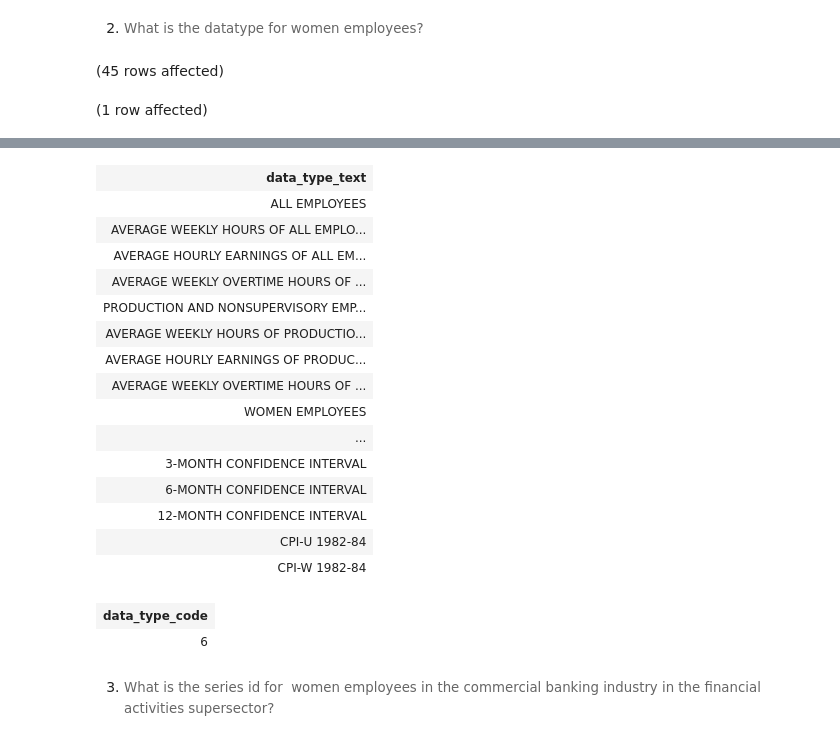
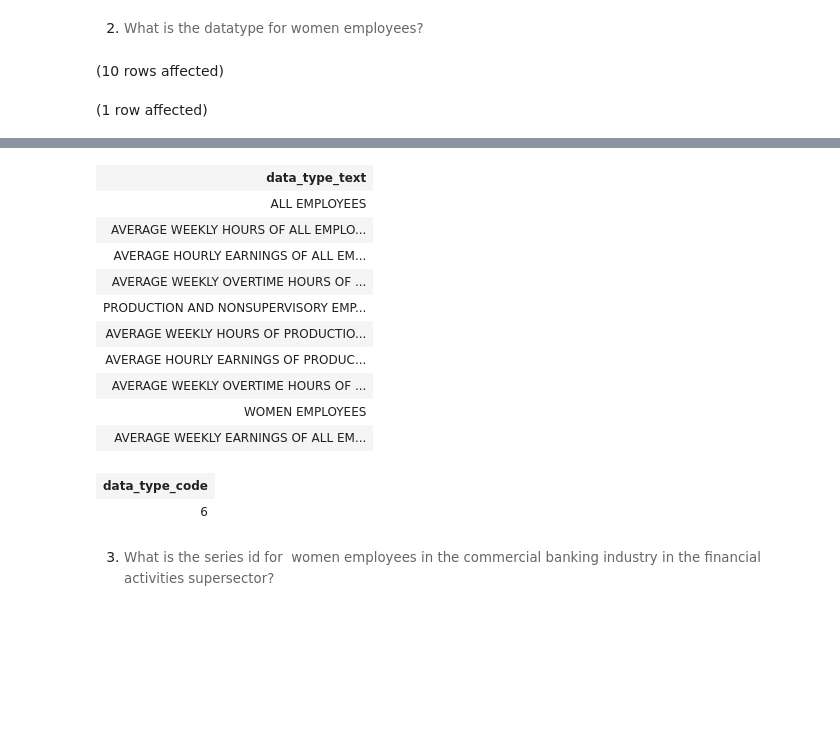
Before and after one commit to fsaidova74/Assignment3_9to5, a Jupyter notebook: 9to5.ipynb, the cells around one changed output, grey strips where cells are left out. Cells and saved outputs as stored; diff of their text form; code cells hidden in the pictures; blank space fills up the shorter version.

```diff
--- a/9to5.ipynb
+++ b/9to5.ipynb
@@ -124,7 +120,7 @@ To add a photo, diagram or document to your file, drop the file into the folder
 # %% [markdown]
 2. <span style="background-color: rgb(255, 255, 255); color: rgb(102, 102, 102); font-family: Arvo, serif; font-size: 10pt; white-space: pre-wrap;">What is the datatype for women employees?</span>
 # %%
-SELECT data_type_text
+SELECT top 10 data_type_text
 FROM LaborStatisticsDB.dbo.datatype
 
 
@@ -132,5 +128,5 @@ SELECT data_type_code
 FROM LaborStatisticsDB.dbo.datatype
 WHERE data_type_text = 'production and nonsupervisory employees'
 # %% [output]
-(45 rows affected)
+(10 rows affected)
 (1 row affected)
@@ -138,19 +134,14 @@ Total execution time: 00:00:00.082
 | data_type_text |
 | ALL EMPLOYEES |
 | AVERAGE WEEKLY HOURS OF ALL EMPLO... |
 | AVERAGE HOURLY EARNINGS OF ALL EM... |
 | AVERAGE WEEKLY OVERTIME HOURS OF ... |
 | PRODUCTION AND NONSUPERVISORY EMP... |
 | AVERAGE WEEKLY HOURS OF PRODUCTIO... |
 | AVERAGE HOURLY EARNINGS OF PRODUC... |
 | AVERAGE WEEKLY OVERTIME HOURS OF ... |
 | WOMEN EMPLOYEES |
-| ... |
-| 3-MONTH CONFIDENCE INTERVAL |
-| 6-MONTH CONFIDENCE INTERVAL |
-| 12-MONTH CONFIDENCE INTERVAL |
-| CPI-U 1982-84 |
-| CPI-W 1982-84 |
+| AVERAGE WEEKLY EARNINGS OF ALL EM... |
 | data_type_code |
 | 6 |
 # %% [markdown]
```
Also changed, not shown: parts of 5 cells of this notebook.
